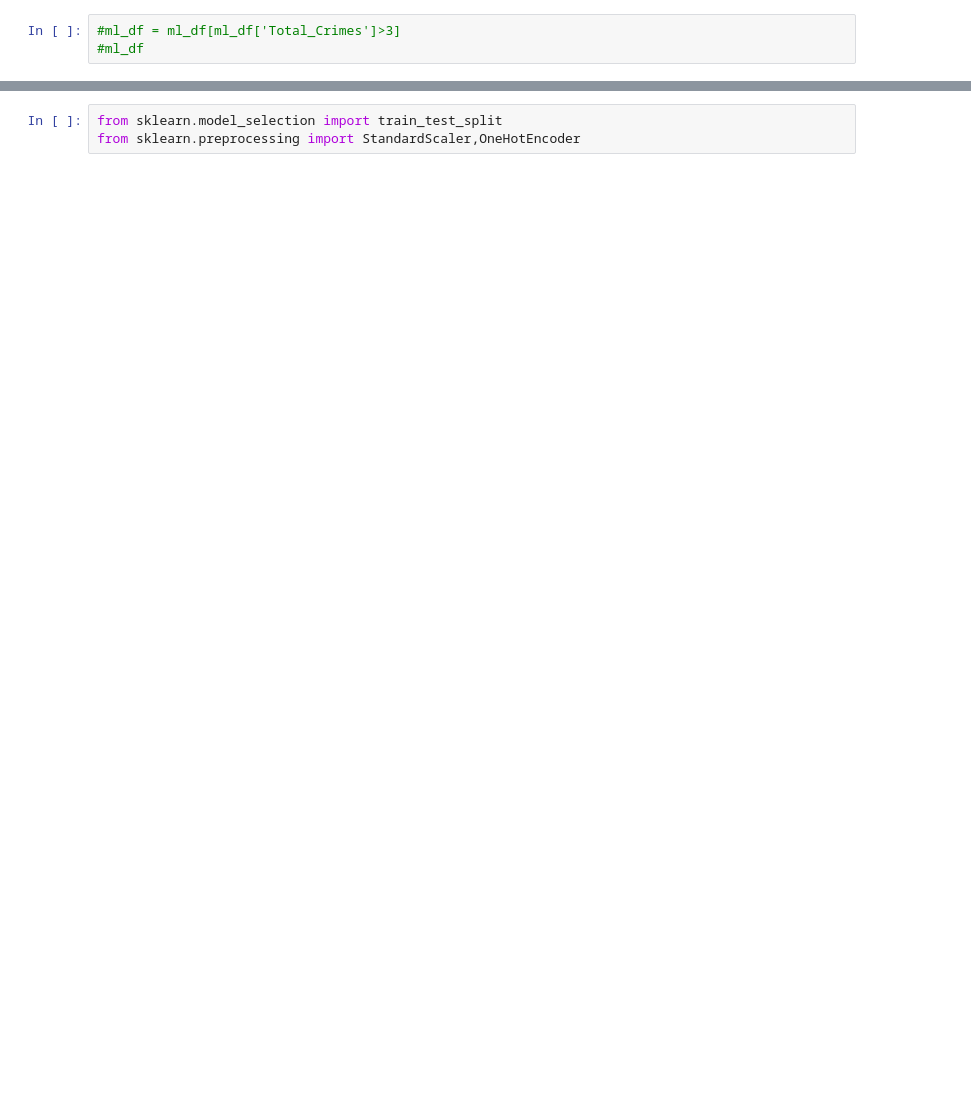
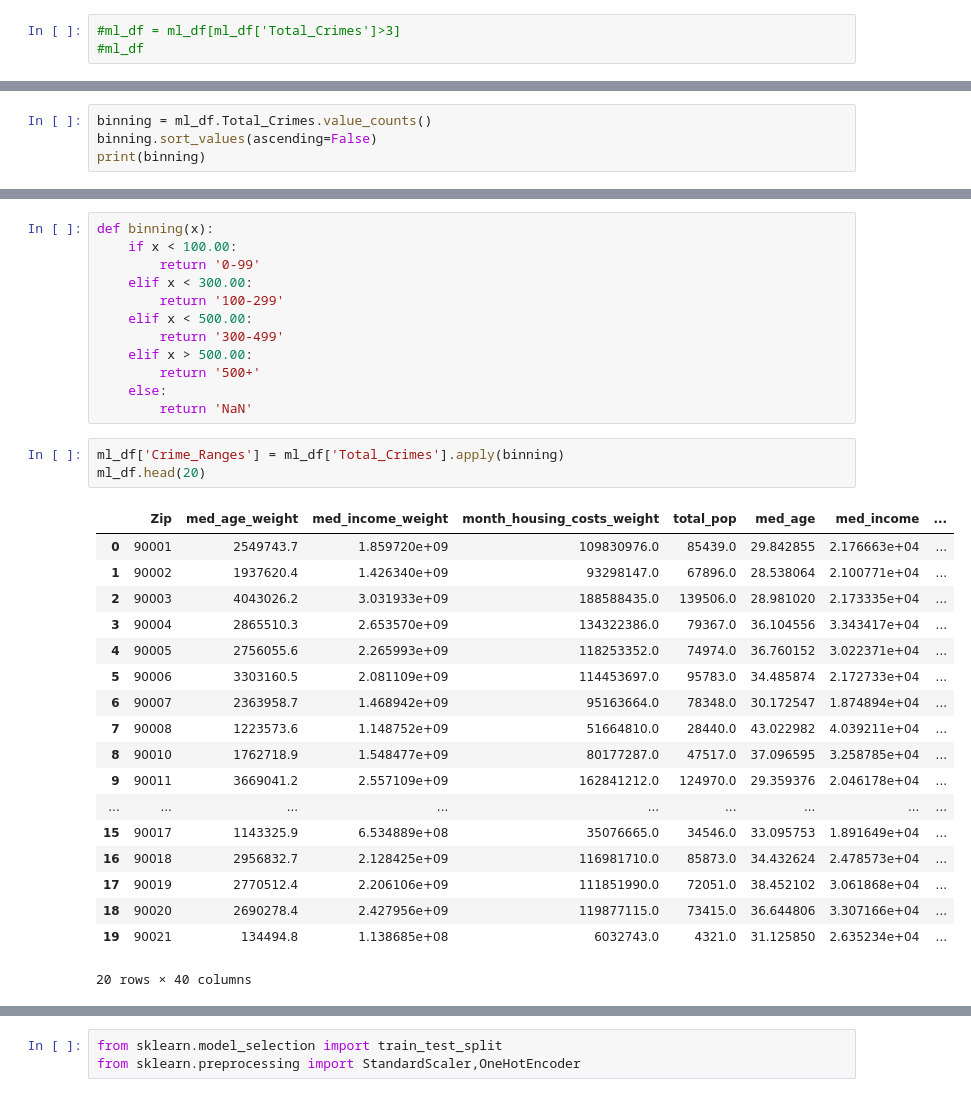
Before and after one commit to jwygonik/Crime_Analysis, a Jupyter notebook: Machine_Learning_Database_Connection.ipynb, the cells around one changed output, grey strips where cells are left out. Saved outputs shown, nothing was run; the diff lists cells and outputs as text; blank space fills up the shorter version.

```diff
--- a/Machine_Learning_Database_Connection.ipynb
+++ b/Machine_Learning_Database_Connection.ipynb
@@ -77,0 +93,4 @@ ml_df = ml_df[ml_df.Zip.isin(to_drop) == False]
+# %%
+binning = ml_df.Total_Crimes.value_counts()
+binning.sort_values(ascending=False)
+print(binning)
@@ -77,0 +110,34 @@ ml_df = ml_df[ml_df.Zip.isin(to_drop) == False]
+# %%
+def binning(x):
+    if x < 100.00:
+        return '0-99'
+    elif x < 300.00:
+        return '100-299'
+    elif x < 500.00:
+        return '300-499'
+    elif x > 500.00:
+        return '500+'
+    else:
+        return 'NaN'
+# %%
+ml_df['Crime_Ranges'] = ml_df['Total_Crimes'].apply(binning)
+ml_df.head(20)
+# %% [output]
+|  | Zip | med_age_weight | med_income_weight | month_housing_costs_weight | total_pop | med_age | med_income | ... |
+| 0 | 90001 | 2549743.7 | 1.859720e+09 | 109830976.0 | 85439.0 | 29.842855 | 2.176663e+04 | ... |
+| 1 | 90002 | 1937620.4 | 1.426340e+09 | 93298147.0 | 67896.0 | 28.538064 | 2.100771e+04 | ... |
+| 2 | 90003 | 4043026.2 | 3.031933e+09 | 188588435.0 | 139506.0 | 28.981020 | 2.173335e+04 | ... |
+| 3 | 90004 | 2865510.3 | 2.653570e+09 | 134322386.0 | 79367.0 | 36.104556 | 3.343417e+04 | ... |
+| 4 | 90005 | 2756055.6 | 2.265993e+09 | 118253352.0 | 74974.0 | 36.760152 | 3.022371e+04 | ... |
+| 5 | 90006 | 3303160.5 | 2.081109e+09 | 114453697.0 | 95783.0 | 34.485874 | 2.172733e+04 | ... |
+| 6 | 90007 | 2363958.7 | 1.468942e+09 | 95163664.0 | 78348.0 | 30.172547 | 1.874894e+04 | ... |
+| 7 | 90008 | 1223573.6 | 1.148752e+09 | 51664810.0 | 28440.0 | 43.022982 | 4.039211e+04 | ... |
+| 8 | 90010 | 1762718.9 | 1.548477e+09 | 80177287.0 | 47517.0 | 37.096595 | 3.258785e+04 | ... |
+| 9 | 90011 | 3669041.2 | 2.557109e+09 | 162841212.0 | 124970.0 | 29.359376 | 2.046178e+04 | ... |
+| ... | ... | ... | ... | ... | ... | ... | ... | ... |
+| 15 | 90017 | 1143325.9 | 6.534889e+08 | 35076665.0 | 34546.0 | 33.095753 | 1.891649e+04 | ... |
+| 16 | 90018 | 2956832.7 | 2.128425e+09 | 116981710.0 | 85873.0 | 34.432624 | 2.478573e+04 | ... |
+| 17 | 90019 | 2770512.4 | 2.206106e+09 | 111851990.0 | 72051.0 | 38.452102 | 3.061868e+04 | ... |
+| 18 | 90020 | 2690278.4 | 2.427956e+09 | 119877115.0 | 73415.0 | 36.644806 | 3.307166e+04 | ... |
+| 19 | 90021 | 134494.8 | 1.138685e+08 | 6032743.0 | 4321.0 | 31.125850 | 2.635234e+04 | ... |
+20 rows × 40 columns
```
Also changed, not shown: parts of 17 cells of this notebook, 3 other files.
